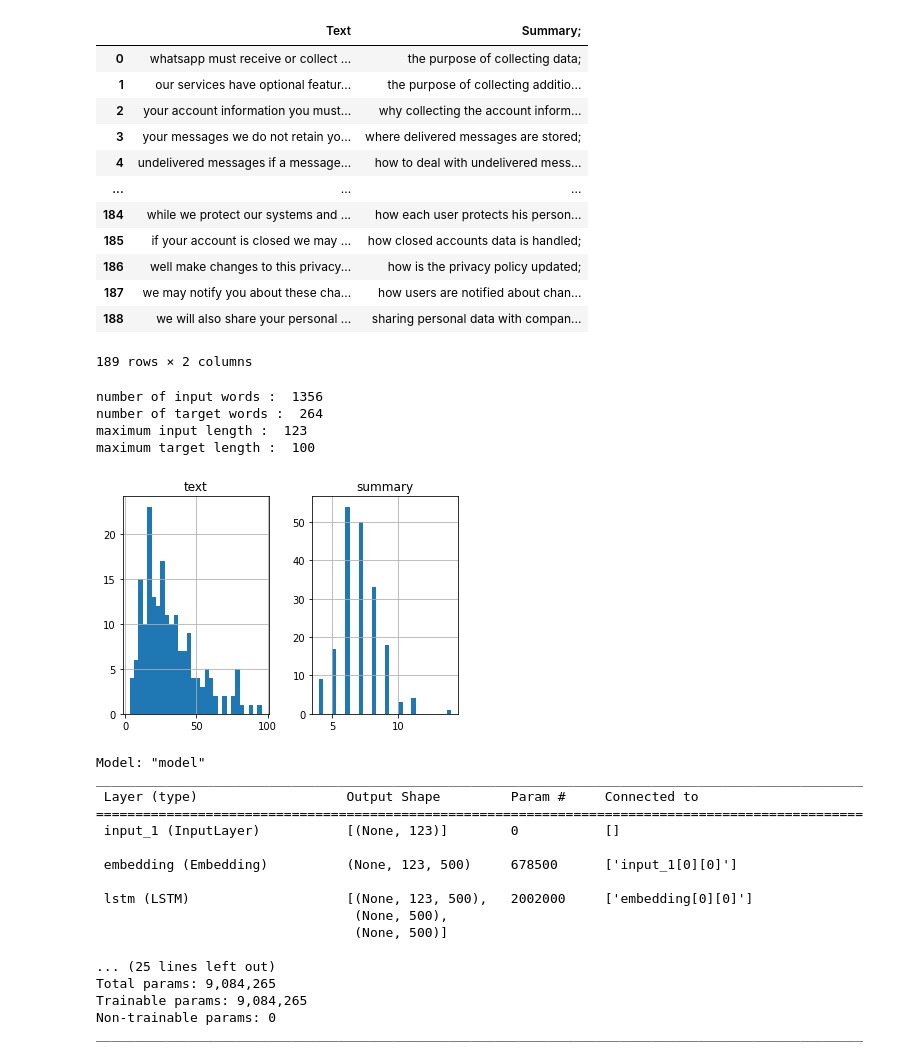
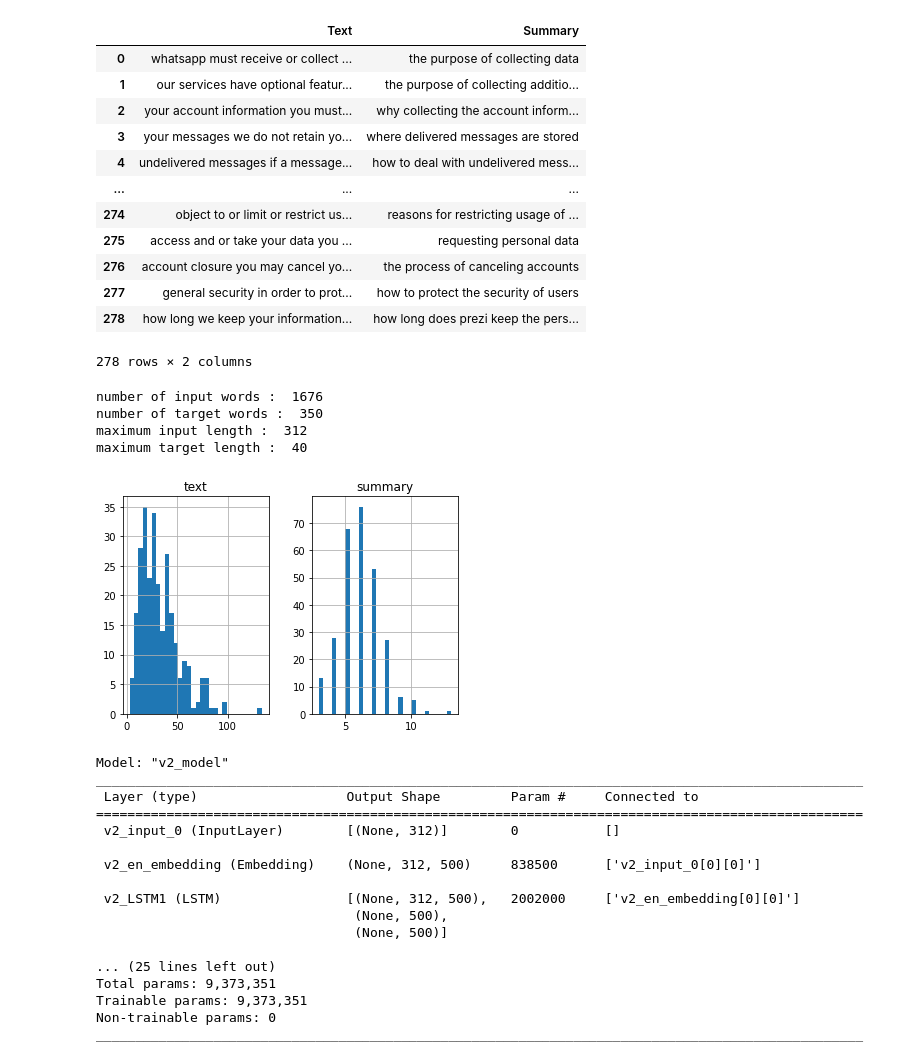
Before and after one commit to khadidja-ben/transpvisback, a Jupyter notebook: serverTranspvisBack/machineLearning/text-generator.ipynb, the cells around one changed output. Saved outputs shown, nothing was run; the diff lists cells and outputs as text; code cells hidden in the pictures.

```diff
--- a/serverTranspvisBack/machineLearning/text-generator.ipynb
+++ b/serverTranspvisBack/machineLearning/text-generator.ipynb
@@ -19,28 +19,28 @@ from bs4 import BeautifulSoup
 from sklearn.feature_extraction.text import CountVectorizer
 # %%
 # Read the dataset file for text Summarizer
-df=pd.read_csv("Classeur1.csv")
+df=pd.read_csv("text-generator.csv")
 # Drop the duplicate and na values from the records
 df.drop_duplicates(subset=['Text'],inplace=True)
 df.dropna(axis=0,inplace=True)
 input_data = df.loc[:,'Text']
-target_data = df.loc[:,'Summary;']
+target_data = df.loc[:,'Summary']
 df.head()
 df
 # %% [output]
-|  | Text | Summary; |
-| 0 | whatsapp must receive or collect ... | the purpose of collecting data; |
+|  | Text | Summary |
+| 0 | whatsapp must receive or collect ... | the purpose of collecting data |
 | 1 | our services have optional featur... | the purpose of collecting additio... |
 | 2 | your account information you must... | why collecting the account inform... |
-| 3 | your messages we do not retain yo... | where delivered messages are stored; |
+| 3 | your messages we do not retain yo... | where delivered messages are stored |
 | 4 | undelivered messages if a message... | how to deal with undelivered mess... |
 | ... | ... | ... |
-| 184 | while we protect our systems and ... | how each user protects his person... |
-| 185 | if your account is closed we may ... | how closed accounts data is handled; |
-| 186 | well make changes to this privacy... | how is the privacy policy updated; |
-| 187 | we may notify you about these cha... | how users are notified about chan... |
-| 188 | we will also share your personal ... | sharing personal data with compan... |
+| 274 | object to or limit or restrict us... | reasons for restricting usage of ... |
+| 275 | access and or take your data you ... | requesting personal data |
+| 276 | account closure you may cancel yo... | the process of canceling accounts |
+| 277 | general security in order to prot... | how to protect the security of users |
+| 278 | how long we keep your information... | how long does prezi keep the pers... |
-189 rows × 2 columns
+278 rows × 2 columns
 # %%
 input_texts=[]
 target_texts=[]
@@ -80,13 +80,13 @@ max_tr_len = mode([len(i) for i in target_texts])
 print("number of input words : ",num_in_words)
 print("number of target words : ",num_tr_words)
 print("maximum input length : ",max_in_len)
-# print("maximum target length : ",max_tr_len)
-print("maximum target length : ",100)
+print("maximum target length : ",max_tr_len)
+# print("maximum target length : ",100)
 # %% [output]
-number of input words :  1356
-number of target words :  264
-maximum input length :  123
-maximum target length :  100
+number of input words :  1676
+number of target words :  350
+maximum input length :  312
+maximum target length :  40
 # %%
 import matplotlib.pyplot as plt
 text_word_count = []
@@ -105,7 +105,7 @@ length_df = pd.DataFrame({'text':text_word_count, 'summary':summary_word_count})
 length_df.hist(bins = 30)
 plt.show()
 # %% [output]
-[figure, old version]
+[figure, new version]
 # %%
 # Split the input and target text into 80:20 ratio or testing size of 20%.
 x_train,x_test,y_train,y_test=train_test_split(input_texts,target_texts,test_size=0.1,random_state=40)
@@ -151,20 +195,21 @@ latent_dim = 500
 
 # Encoder
 # Create input object of total number of encoder words
-en_inputs = Input(shape=(max_in_len,))
-en_embedding = Embedding(num_in_words+1, latent_dim)(en_inputs)
+en_inputs = Input(shape=(max_in_len,),name='input_0')
+
+en_embedding = Embedding(num_in_words+1, latent_dim, name='en_embedding')(en_inputs)
 
 # Create 3 stacked LSTM layer with the shape of hidden dimension for text summarizer using deep learning
 # LSTM 1
-en_lstm1= LSTM(latent_dim, return_state=True, return_sequences=True)
+en_lstm1= LSTM(latent_dim, return_state=True, return_sequences=True,name='LSTM1')
 en_outputs1, state_h1, state_c1= en_lstm1(en_embedding)
 
 # LSTM2
-en_lstm2= LSTM(latent_dim, return_state=True, return_sequences=True)
+en_lstm2= LSTM(latent_dim, return_state=True, return_sequences=True,name='LSTM2')
 en_outputs2, state_h2, state_c2= en_lstm2(en_outputs1)
 
 # LSTM3
-en_lstm3= LSTM(latent_dim,return_sequences=True,return_state=True)
+en_lstm3= LSTM(latent_dim,return_sequences=True,return_state=True,name='LSTM3')
 en_outputs3 , state_h3 , state_c3= en_lstm3(en_outputs2)
 
 # Encoder states
@@ -191,24 +236,25 @@ dec_dense = Dense(num_tr_words+1, activation='softmax')
 dec_outputs = dec_dense(merge)
 
 # Model class and model summary for text Summarizer
-model = Model([en_inputs, dec_inputs], dec_outputs)
+new_model = Model([en_inputs, dec_inputs], dec_outputs)
+model = add_prefix(new_model, 'v2_')
 model.summary()
 # %% [output]
-Model: "model"
+Model: "v2_model"
 __________________________________________________________________________________________________
  Layer (type)                   Output Shape         Param #     Connected to
 ==================================================================================================
- input_1 (InputLayer)           [(None, 123)]        0           []
+ v2_input_0 (InputLayer)        [(None, 312)]        0           []
 
- embedding (Embedding)          (None, 123, 500)     678500      ['input_1[0][0]']
+ v2_en_embedding (Embedding)    (None, 312, 500)     838500      ['v2_input_0[0][0]']
 
- lstm (LSTM)                    [(None, 123, 500),   2002000     ['embedding[0][0]']
+ v2_LSTM1 (LSTM)                [(None, 312, 500),   2002000     ['v2_en_embedding[0][0]']
                                  (None, 500),
                                  (None, 500)]
 
 ... (25 lines left out)
-Total params: 9,084,265
-Trainable params: 9,084,265
+Total params: 9,373,351
+Trainable params: 9,373,351
 Non-trainable params: 0
 __________________________________________________________________________________________________
 # %%
```
Also changed, not shown: parts of 12 cells of this notebook, 15 other files.
